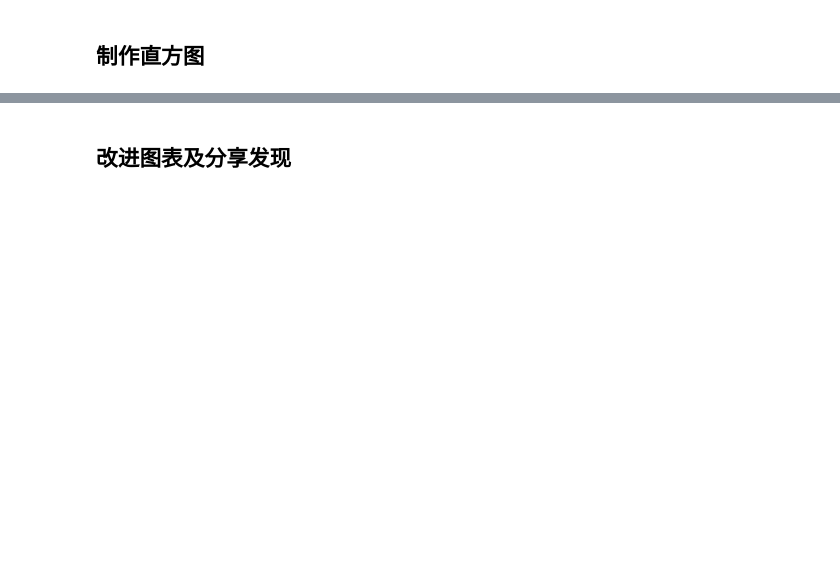
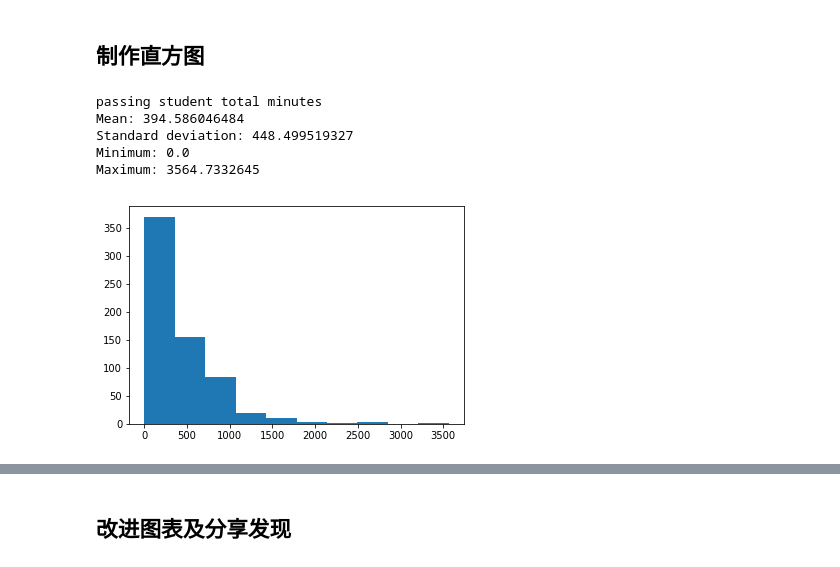
Before and after one commit to NaughtyFlame/Ud_ML, a Jupyter notebook: data_analyze/l1-starter-code-zh-cn.ipynb, the cells around one changed output, grey strips where cells are left out. Saved outputs shown, nothing was run; the diff lists cells and outputs as text; code cells hidden in the pictures; blank space fills up the shorter version.

```diff
--- a/data_analyze/l1-starter-code-zh-cn.ipynb
+++ b/data_analyze/l1-starter-code-zh-cn.ipynb
@@ -518,0 +566,20 @@ Maximum: 1768.52274933
+# %%
+## 针对通过项目和没有通过项目的两组学生，为我们之前研究的三个数据指标制作直方图。
+## 你也可以为其它你所检验的数据指标来制作直方图。
+
+## 对于各项数据的初步观察，我觉得学员花费的时间更加能体现出两组数据的差异
+import matplotlib.pyplot as plt
+
+## 建立通过项目学员的直方图
+%matplotlib inline
+import seaborn as sns
+
+print 'passing student total minutes'
+describe_data(passing_total_minutes_by_account.values())
+# %% [output]
+passing student total minutes
+Mean: 394.586046484
+Standard deviation: 448.499519327
+Minimum: 0.0
+Maximum: 3564.7332645
+[figure, added]
```
Also changed, not shown: parts of 13 cells of this notebook.
